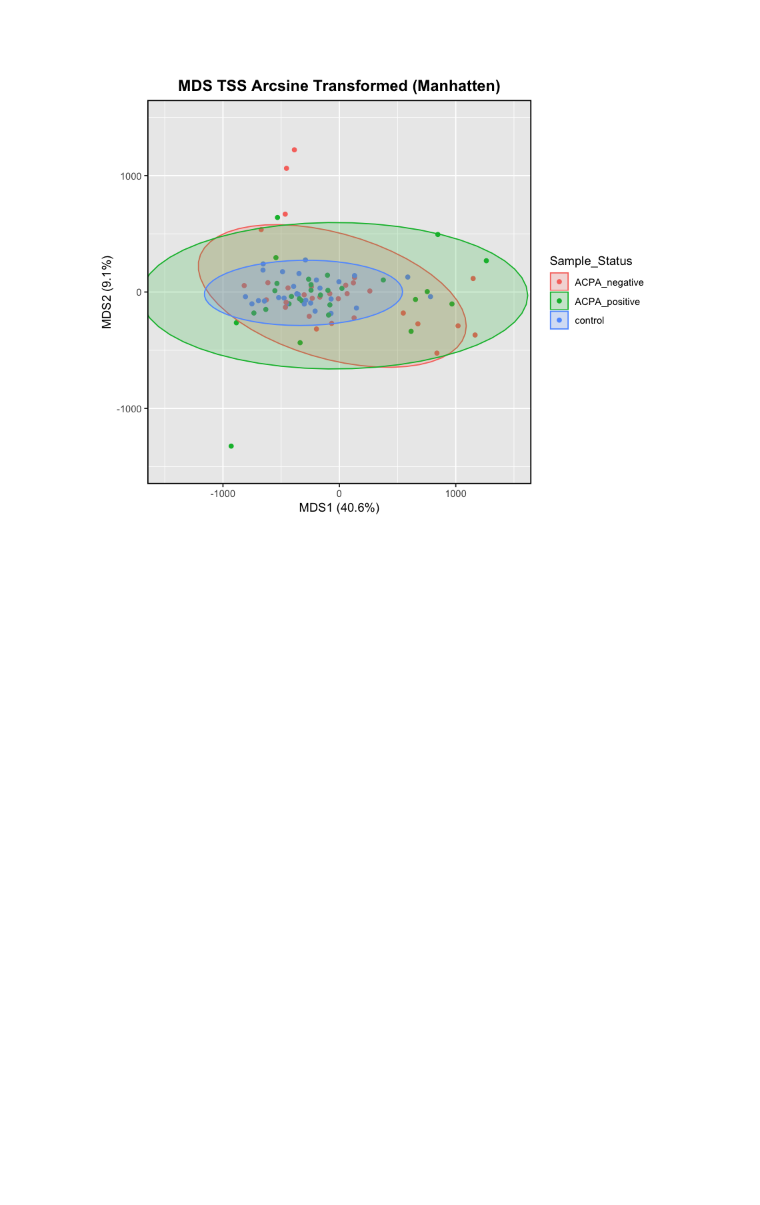
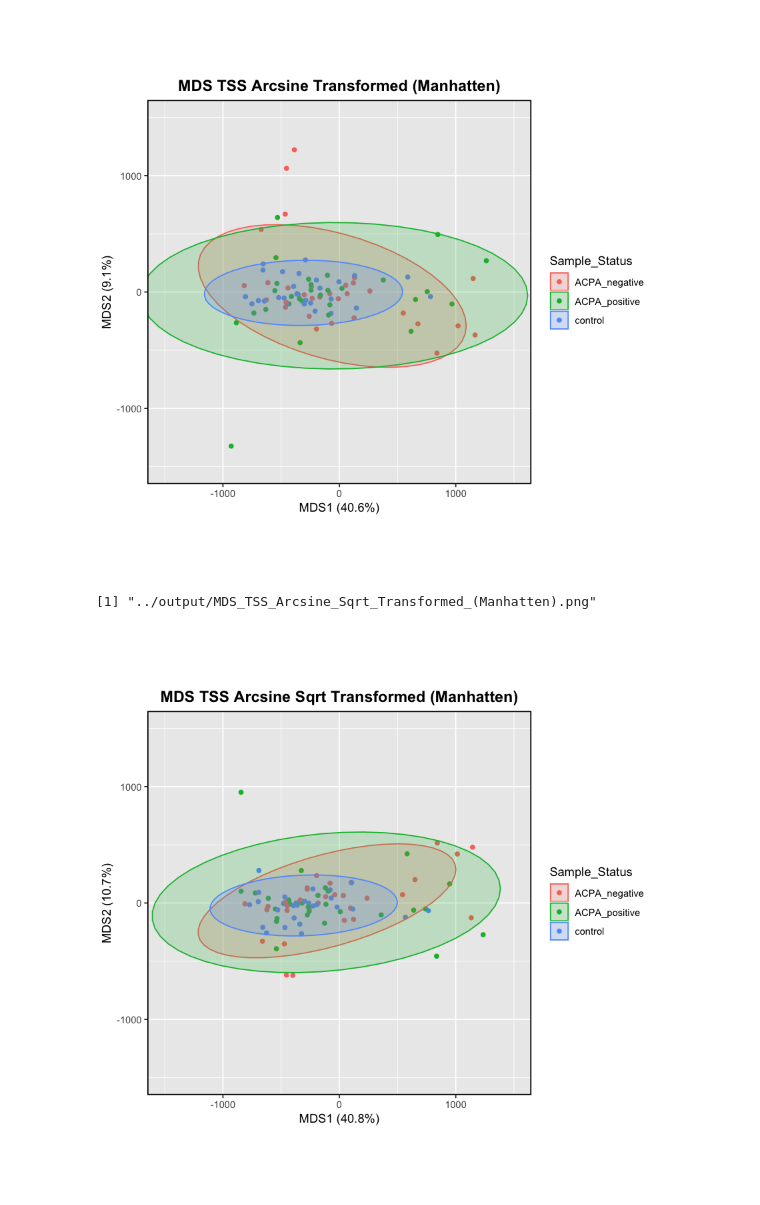
Before and after one commit to danielchang2002/Auto-antibody-Profiling-in-RA, a Jupyter notebook: src/DataVisualization.ipynb, the cells around one changed output. Saved outputs shown, nothing was run; the diff lists cells and outputs as text; code cells hidden in the pictures; blank space fills up the shorter version.

```diff
--- a/src/DataVisualization.ipynb
+++ b/src/DataVisualization.ipynb
@@ -181,3 +187,9 @@ plot_mds(X_tss_asin, y, "manhattan", "MDS TSS Arcsine Transformed (Manhatten)",
 # %% [output]
 [1] "../output/MDS_TSS_Arcsine_Transformed_(Manhatten).png"
 [figure]
+# %%
+plot_mds(X_tss_asin_sqrt, y, "manhattan", "MDS TSS Arcsine Sqrt Transformed (Manhatten)",
+         xlim = c(-1500, 1500), ylim = c(-1500, 1500))
+# %% [output]
+[1] "../output/MDS_TSS_Arcsine_Sqrt_Transformed_(Manhatten).png"
+[figure, added]
```
Also changed, not shown: parts of 3 cells of this notebook, 2 other files.
